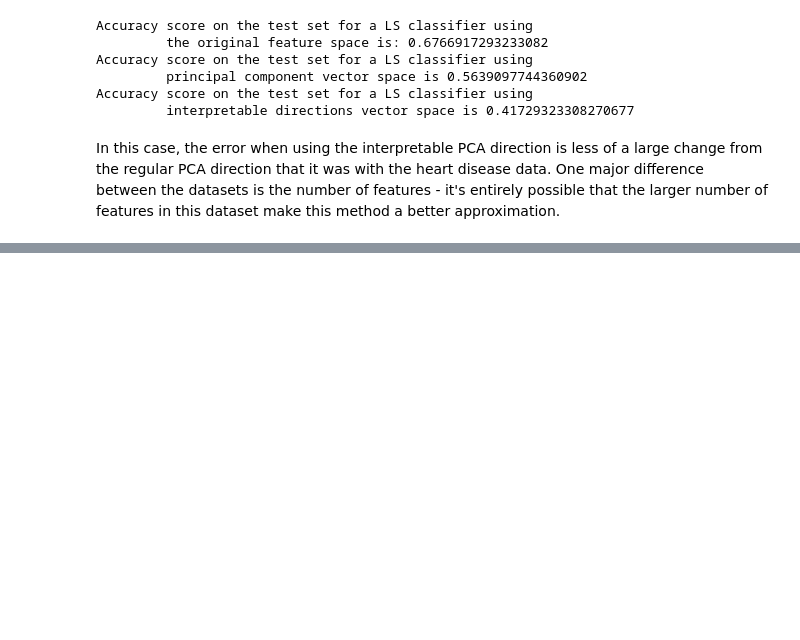
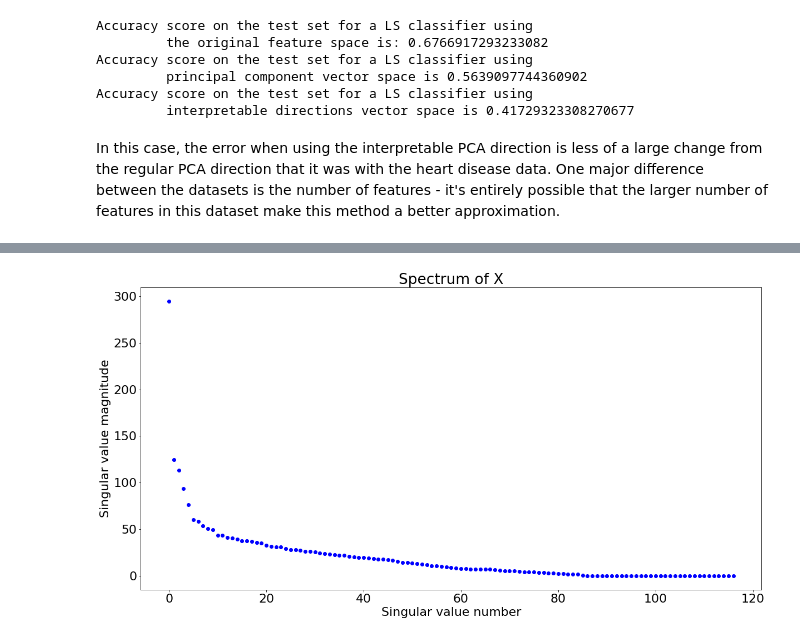
Before and after one commit to RobertoBarrosoLuque/InterpretableDimRed, a Jupyter notebook: InterpretableDimRed/Notebooks/InterpretableDirections.ipynb, the cells around one changed output, grey strips where cells are left out. Cells and saved outputs as stored; diff of their text form; code cells hidden in the pictures; blank space fills up the shorter version.

```diff
--- a/InterpretableDimRed/Notebooks/InterpretableDirections.ipynb
+++ b/InterpretableDimRed/Notebooks/InterpretableDirections.ipynb
@@ -294,0 +457,3 @@ In this case, the error when using the interpretable PCA direction is less of a
+# %%
+shroom = pd.read_csv(data_directory + "mushrooms.csv")
+shroom.head()
@@ -294,0 +468,5 @@ In this case, the error when using the interpretable PCA direction is less of a
+# %%
+shroom_cat = shroom.columns[1:]
+mushroom = psa.dummy_cat_vars(shroom, shroom_cat)
+mushroom = mushroom.dropna()
+mushroom.head()
@@ -294,0 +481,5 @@ In this case, the error when using the interpretable PCA direction is less of a
+# %%
+#set all the poisonous to one and edible to -1
+mushroom.loc[mushroom['class'] == "p", "class"] = 1
+mushroom.loc[mushroom['class'] == "e", "class"] = -1
+mushroom.head()
@@ -294,0 +494,4 @@ In this case, the error when using the interpretable PCA direction is less of a
+# %%
+#separate the X and Y matrices
+mush_X = mushroom.iloc[:, 1:]
+mush_Y = mushroom.loc[:,"class"]
@@ -294,0 +568,5 @@ In this case, the error when using the interpretable PCA direction is less of a
+# %%
+# Identify the most important principle components
+psa.plot_spectrum(mush_X.T)
+# %% [output]
+[figure, added]
```
Also changed, not shown: parts of 35 cells of this notebook, 1 other file.
